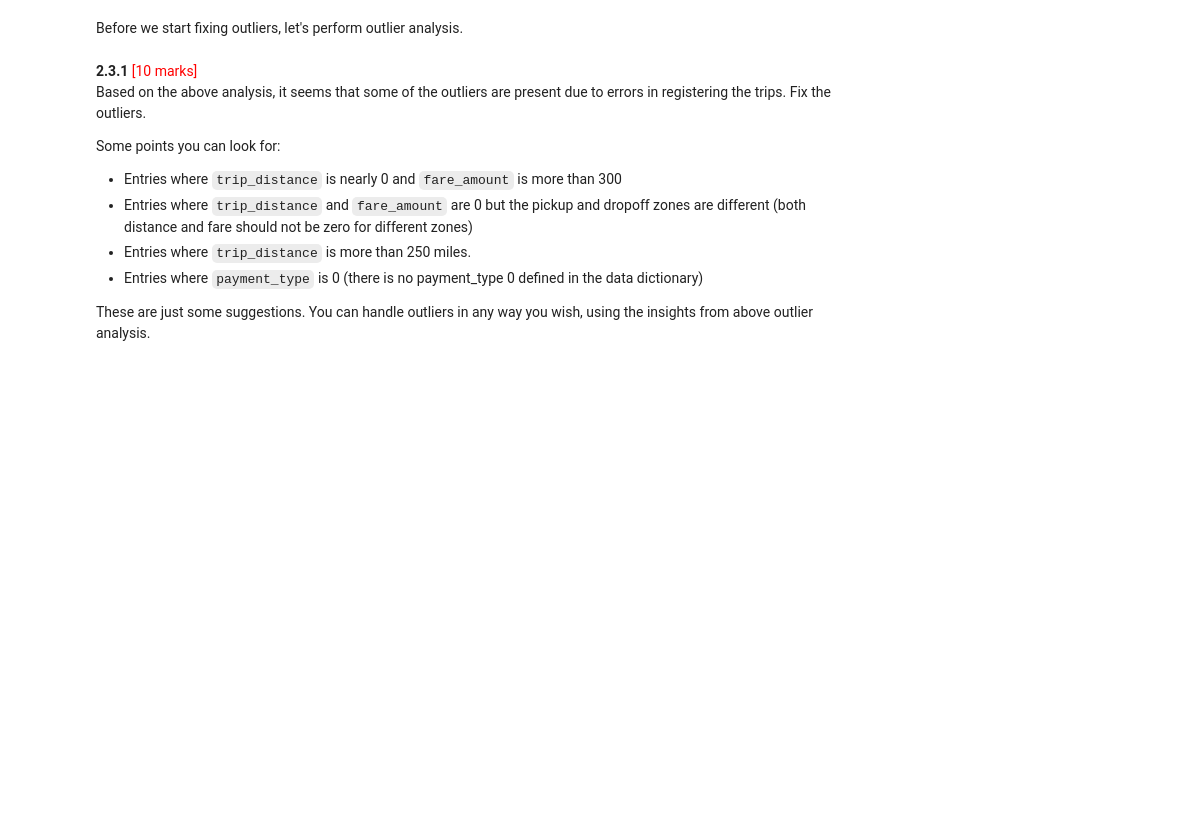
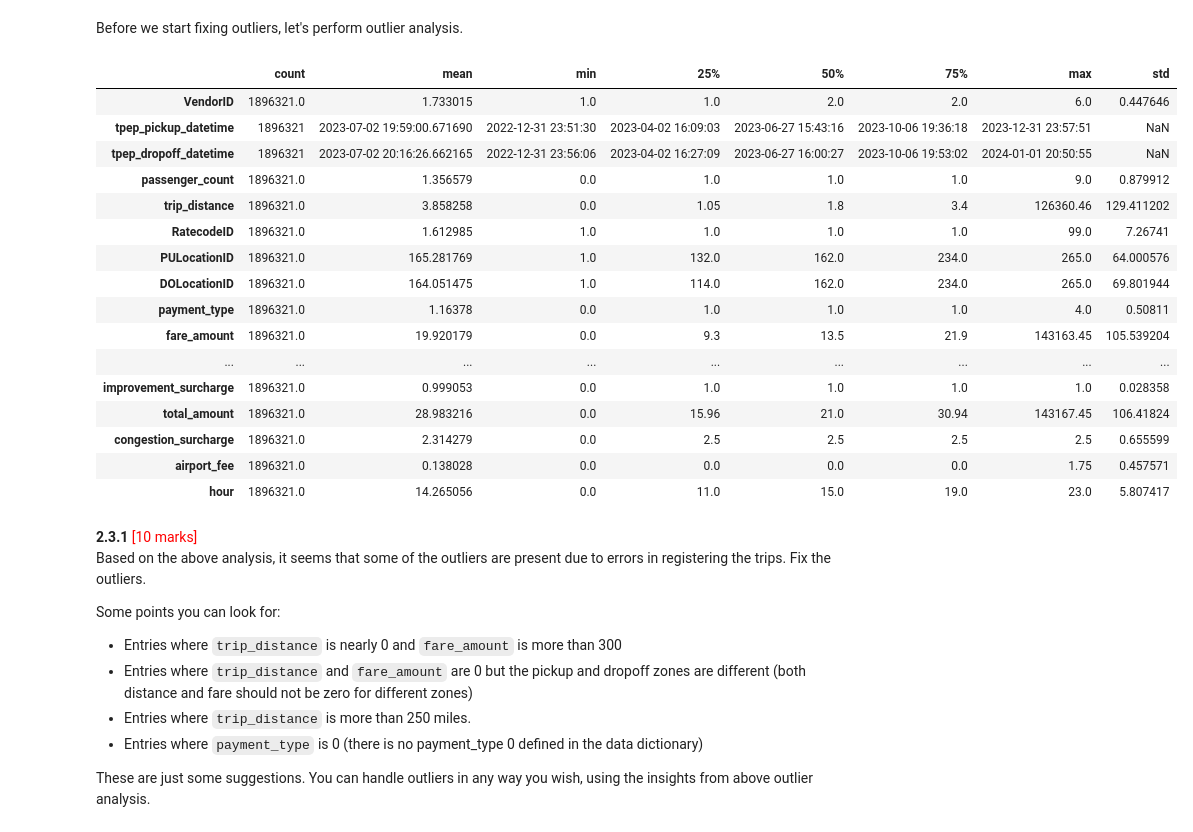
Before and after one commit to ChetanTiwari195/NewYorkTaxiEDA_DS_CT, a Jupyter notebook: EDA_Optimising_NYC_Taxis_ChetanTiwari.ipynb, the cells around one changed output. Saved outputs shown, nothing was run; the diff lists cells and outputs as text; code cells hidden in the pictures; blank space fills up the shorter version.

```diff
--- a/EDA_Optimising_NYC_Taxis_ChetanTiwari.ipynb
+++ b/EDA_Optimising_NYC_Taxis_ChetanTiwari.ipynb
@@ -576,6 +578,26 @@ Before we start fixing outliers, let's perform outlier analysis.
 # %%
 # Describe the data and check if there are any potential outliers present
 # Check for potential out of place values in various columns
+
+df.describe().T
+# %% [output]
+|  | count | mean | min | 25% | 50% | 75% | max | std |
+| VendorID | 1896321.0 | 1.733015 | 1.0 | 1.0 | 2.0 | 2.0 | 6.0 | 0.447646 |
+| tpep_pickup_datetime | 1896321 | 2023-07-02 19:59:00.671690 | 2022-12-31 23:51:30 | 2023-04-02 16:09:03 | 2023-06-27 15:43:16 | 2023-10-06 19:36:18 | 2023-12-31 23:57:51 | NaN |
+| tpep_dropoff_datetime | 1896321 | 2023-07-02 20:16:26.662165 | 2022-12-31 23:56:06 | 2023-04-02 16:27:09 | 2023-06-27 16:00:27 | 2023-10-06 19:53:02 | 2024-01-01 20:50:55 | NaN |
+| passenger_count | 1896321.0 | 1.356579 | 0.0 | 1.0 | 1.0 | 1.0 | 9.0 | 0.879912 |
+| trip_distance | 1896321.0 | 3.858258 | 0.0 | 1.05 | 1.8 | 3.4 | 126360.46 | 129.411202 |
+| RatecodeID | 1896321.0 | 1.612985 | 1.0 | 1.0 | 1.0 | 1.0 | 99.0 | 7.26741 |
+| PULocationID | 1896321.0 | 165.281769 | 1.0 | 132.0 | 162.0 | 234.0 | 265.0 | 64.000576 |
+| DOLocationID | 1896321.0 | 164.051475 | 1.0 | 114.0 | 162.0 | 234.0 | 265.0 | 69.801944 |
+| payment_type | 1896321.0 | 1.16378 | 0.0 | 1.0 | 1.0 | 1.0 | 4.0 | 0.50811 |
+| fare_amount | 1896321.0 | 19.920179 | 0.0 | 9.3 | 13.5 | 21.9 | 143163.45 | 105.539204 |
+| ... | ... | ... | ... | ... | ... | ... | ... | ... |
+| improvement_surcharge | 1896321.0 | 0.999053 | 0.0 | 1.0 | 1.0 | 1.0 | 1.0 | 0.028358 |
+| total_amount | 1896321.0 | 28.983216 | 0.0 | 15.96 | 21.0 | 30.94 | 143167.45 | 106.41824 |
+| congestion_surcharge | 1896321.0 | 2.314279 | 0.0 | 2.5 | 2.5 | 2.5 | 2.5 | 0.655599 |
+| airport_fee | 1896321.0 | 0.138028 | 0.0 | 0.0 | 0.0 | 0.0 | 1.75 | 0.457571 |
+| hour | 1896321.0 | 14.265056 | 0.0 | 11.0 | 15.0 | 19.0 | 23.0 | 5.807417 |
 # %% [markdown]
 **2.3.1**  <font color = red>[10 marks]</font> <br>
 Based on the above analysis, it seems that some of the outliers are present due to errors in registering the trips. Fix the outliers.
```
Also changed, not shown: parts of 4 cells of this notebook.
